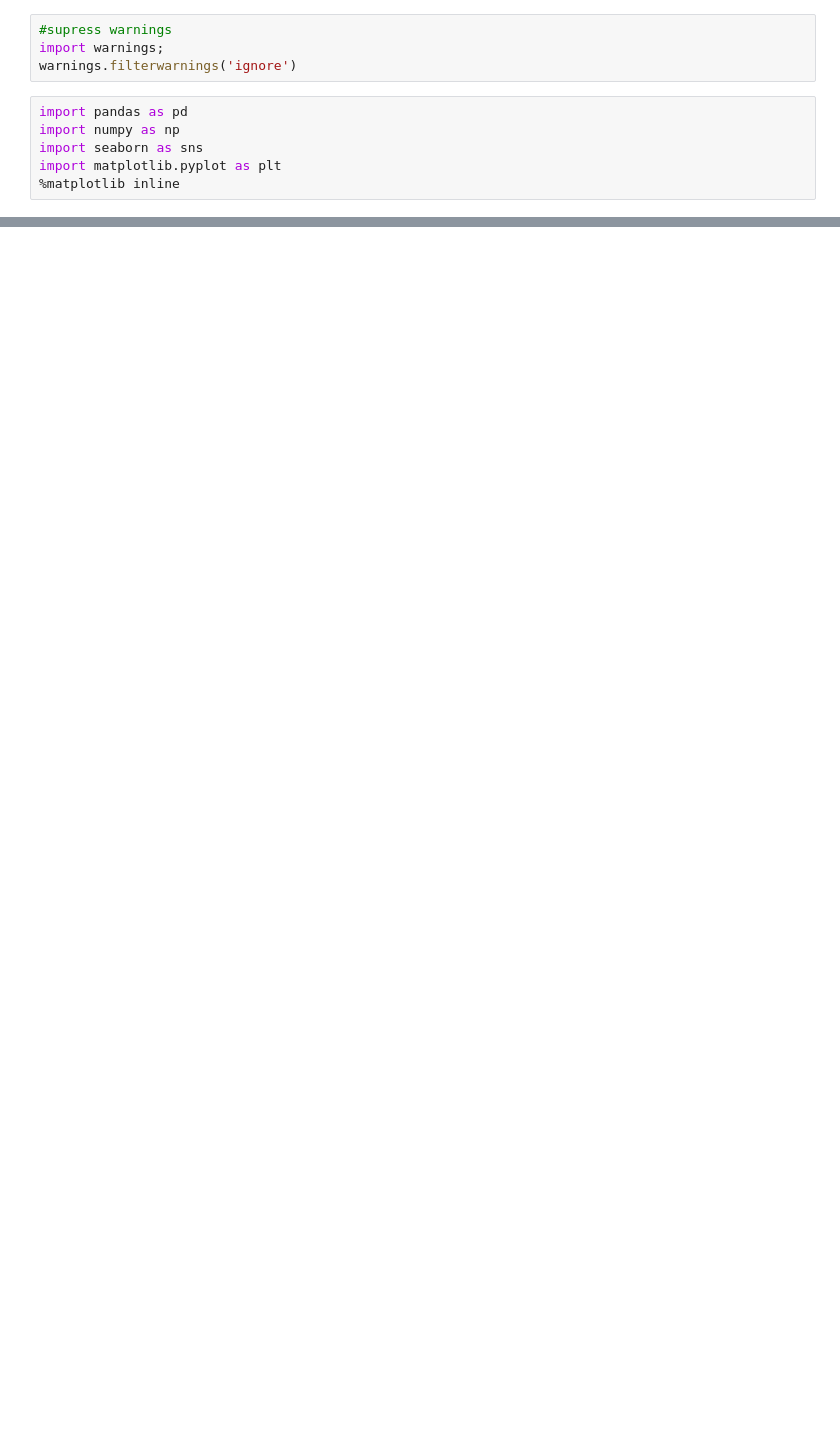
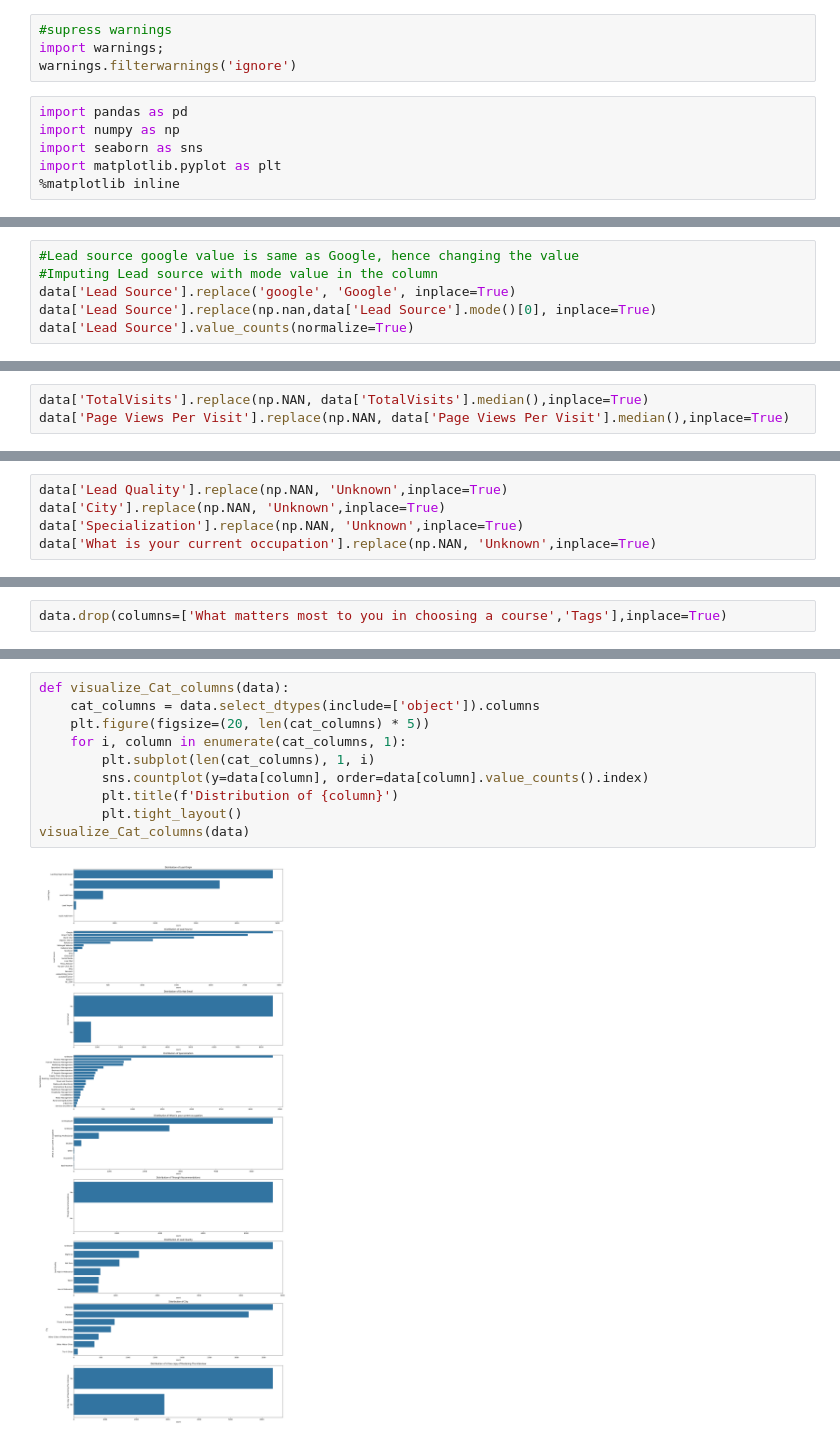
Before and after one commit to GitHubrnam/LeadScoreAssignment, a Jupyter notebook: Lead+Scoring+Case+Study.ipynb, the cells around one changed output, grey strips where cells are left out. Drawn from its saved outputs; the diff is of its cells as text; blank space fills up the shorter version.

```diff
--- a/Lead+Scoring+Case+Study.ipynb
+++ b/Lead+Scoring+Case+Study.ipynb
@@ -20,0 +262,6 @@ FileNotFoundError: [Errno 2] No such file or directory: 'Leads.csv'
+# %%
+#Lead source google value is same as Google, hence changing the value
+#Imputing Lead source with mode value in the column
+data['Lead Source'].replace('google', 'Google', inplace=True)
+data['Lead Source'].replace(np.nan,data['Lead Source'].mode()[0], inplace=True)
+data['Lead Source'].value_counts(normalize=True)
@@ -20,0 +307,3 @@ FileNotFoundError: [Errno 2] No such file or directory: 'Leads.csv'
+# %%
+data['TotalVisits'].replace(np.NAN, data['TotalVisits'].median(),inplace=True)
+data['Page Views Per Visit'].replace(np.NAN, data['Page Views Per Visit'].median(),inplace=True)
@@ -20,0 +312,5 @@ FileNotFoundError: [Errno 2] No such file or directory: 'Leads.csv'
+# %%
+data['Lead Quality'].replace(np.NAN, 'Unknown',inplace=True)
+data['City'].replace(np.NAN, 'Unknown',inplace=True)
+data['Specialization'].replace(np.NAN, 'Unknown',inplace=True)
+data['What is your current occupation'].replace(np.NAN, 'Unknown',inplace=True)
@@ -20,0 +321,2 @@ FileNotFoundError: [Errno 2] No such file or directory: 'Leads.csv'
+# %%
+data.drop(columns=['What matters most to you in choosing a course','Tags'],inplace=True)
@@ -20,0 +344,12 @@ FileNotFoundError: [Errno 2] No such file or directory: 'Leads.csv'
+# %%
+def visualize_Cat_columns(data):
+    cat_columns = data.select_dtypes(include=['object']).columns
+    plt.figure(figsize=(20, len(cat_columns) * 5))
+    for i, column in enumerate(cat_columns, 1):
+        plt.subplot(len(cat_columns), 1, i)
+        sns.countplot(y=data[column], order=data[column].value_counts().index)
+        plt.title(f'Distribution of {column}')
+        plt.tight_layout()
+visualize_Cat_columns(data)
+# %% [output]
+[figure, added]
```
Also changed, not shown: parts of 125 cells of this notebook, 6 other files.
